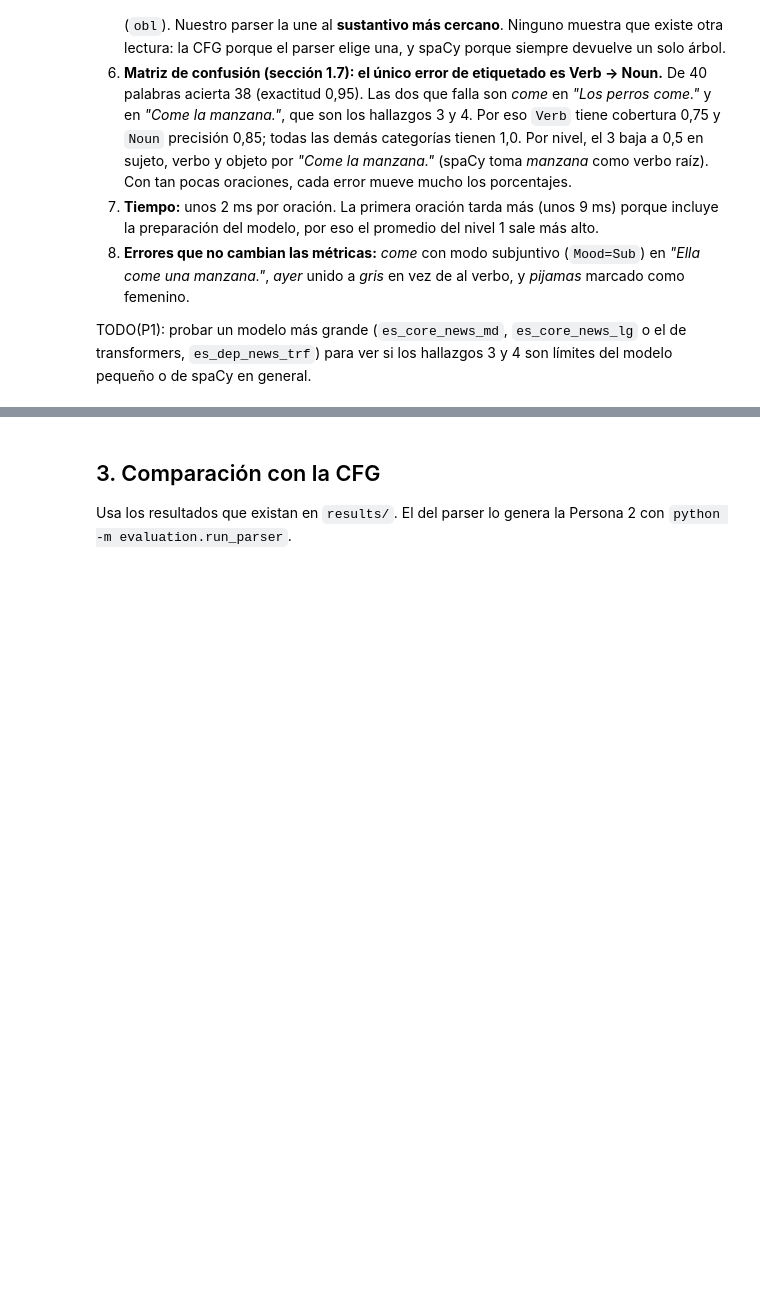
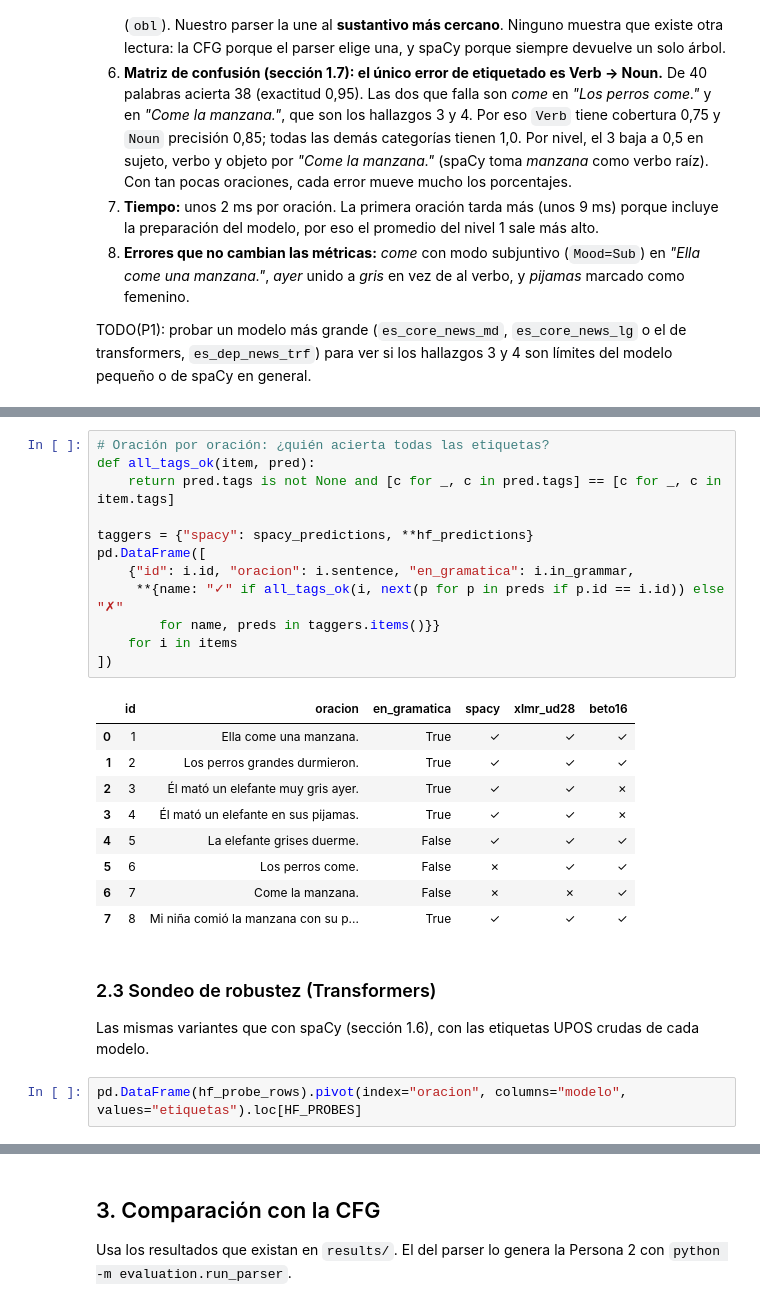
Before and after one commit to Pabloo-04/c_es_compiler, a Jupyter notebook: notebooks/nlp_comparison.ipynb, the cells around one changed output, grey strips where cells are left out. Saved outputs shown, nothing was run; the diff lists cells and outputs as text; blank space fills up the shorter version.

```diff
--- a/notebooks/nlp_comparison.ipynb
+++ b/notebooks/nlp_comparison.ipynb
@@ -486,0 +514,28 @@ if TRANSFORMERS_READY:
+# %%
+# Oración por oración: ¿quién acierta todas las etiquetas?
+def all_tags_ok(item, pred):
+    return pred.tags is not None and [c for _, c in pred.tags] == [c for _, c in item.tags]
+
+taggers = {"spacy": spacy_predictions, **hf_predictions}
+pd.DataFrame([
+    {"id": i.id, "oracion": i.sentence, "en_gramatica": i.in_grammar,
+     **{name: "✓" if all_tags_ok(i, next(p for p in preds if p.id == i.id)) else "✗"
+        for name, preds in taggers.items()}}
+    for i in items
+])
+# %% [output]
+|  | id | oracion | en_gramatica | spacy | xlmr_ud28 | beto16 |
+| 0 | 1 | Ella come una manzana. | True | ✓ | ✓ | ✓ |
+| 1 | 2 | Los perros grandes durmieron. | True | ✓ | ✓ | ✓ |
+| 2 | 3 | Él mató un elefante muy gris ayer. | True | ✓ | ✓ | ✗ |
+| 3 | 4 | Él mató un elefante en sus pijamas. | True | ✓ | ✓ | ✗ |
+| 4 | 5 | La elefante grises duerme. | False | ✓ | ✓ | ✓ |
+| 5 | 6 | Los perros come. | False | ✗ | ✓ | ✓ |
+| 6 | 7 | Come la manzana. | False | ✗ | ✗ | ✓ |
+| 7 | 8 | Mi niña comió la manzana con su p... | True | ✓ | ✓ | ✓ |
+# %% [markdown]
+### 2.3 Sondeo de robustez (Transformers)
+
+Las mismas variantes que con spaCy (sección 1.6), con las etiquetas UPOS crudas de cada modelo.
+# %%
+pd.DataFrame(hf_probe_rows).pivot(index="oracion", columns="modelo", values="etiquetas").loc[HF_PROBES]
```
Also changed, not shown: parts of 25 cells of this notebook, 11 other files.
